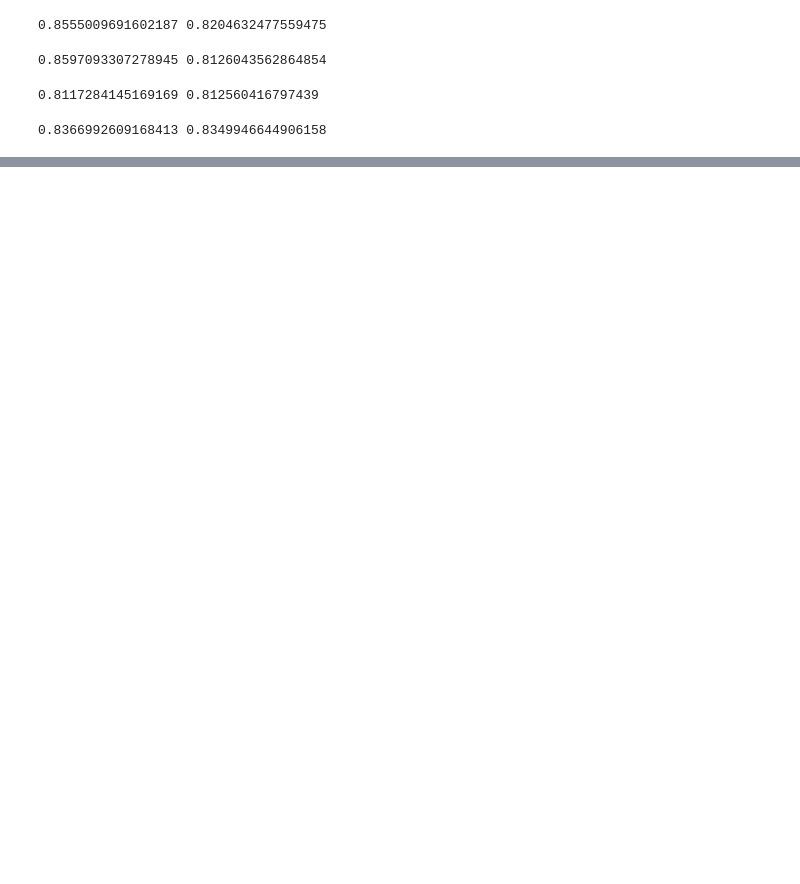
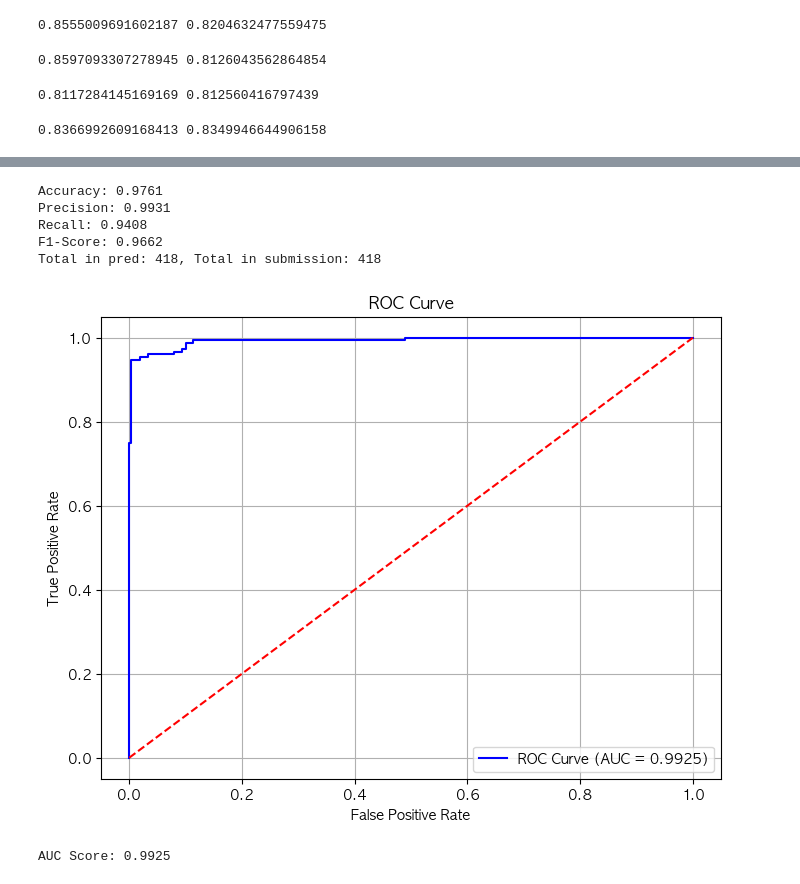
Before and after one commit to lshwa/titanic, a Jupyter notebook: 너비아니2 모델링.ipynb, the cells around one changed output, grey strips where cells are left out. Drawn from its saved outputs; the diff is of its cells as text; code cells hidden in the pictures; blank space fills up the shorter version.

```diff
--- a/너비아니2 모델링.ipynb
+++ b/너비아니2 모델링.ipynb
@@ -763,0 +897,67 @@ submission
+# %%
+from sklearn.metrics import accuracy_score, precision_score, recall_score, f1_score
+
+# 모델 예측
+model = SVC()  # SVC 모델로 변경
+model.fit(train_input, train_target)
+test_input = test.values
+pred = model.predict(test_input)
+
+# 정확도, 정밀도, 재현율, F1-Score 계산
+accuracy = accuracy_score(submission['Survived'], pred)
+precision = precision_score(submission['Survived'], pred)
+recall = recall_score(submission['Survived'], pred)
+f1 = f1_score(submission['Survived'], pred)
+
+# 전체 개수 비교
+total_pred = len(pred)
+total_submission = len(submission['Survived'])
+
+# 출력
+print(f"Accuracy: {accuracy:.4f}")
+print(f"Precision: {precision:.4f}")
+print(f"Recall: {recall:.4f}")
+print(f"F1-Score: {f1:.4f}")
+print(f"Total in pred: {total_pred}, Total in submission: {total_submission}")
+# %% [output]
+Accuracy: 0.9761
+Precision: 0.9931
+Recall: 0.9408
+F1-Score: 0.9662
+Total in pred: 418, Total in submission: 418
+# %%
+from sklearn.svm import SVC
+from sklearn.metrics import roc_curve, roc_auc_score
+import matplotlib.pyplot as plt
+
+# SVC 모델을 probability=True로 설정
+model = SVC(probability=True)
+
+# 모델 학습
+model.fit(train_input, train_target)
+
+# 모델 예측 확률 추출 (predict_proba는 이진 분류일 경우 사용)
+probabilities = model.predict_proba(test_input)[:, 1]  # 양성 클래스 (Survived=1) 확률만 추출
+
+# ROC 곡선 계산
+fpr, tpr, thresholds = roc_curve(submission['Survived'], probabilities)
+
+# AUC 계산
+auc = roc_auc_score(submission['Survived'], probabilities)
+
+# ROC Curve 시각화
+plt.figure(figsize=(8, 6))
+plt.plot(fpr, tpr, color='b', label=f'ROC Curve (AUC = {auc:.4f})')
+plt.plot([0, 1], [0, 1], color='r', linestyle='--')  # 무작위 분류 선 (대각선)
+plt.title('ROC Curve')
+plt.xlabel('False Positive Rate')
+plt.ylabel('True Positive Rate')
+plt.legend(loc='lower right')
+plt.grid(True)
+plt.show()
+
+# AUC 출력
+print(f"AUC Score: {auc:.4f}")
+# %% [output]
+[figure, added]
+AUC Score: 0.9925
```
Also changed, not shown: parts of 19 cells of this notebook, 1 other file.
